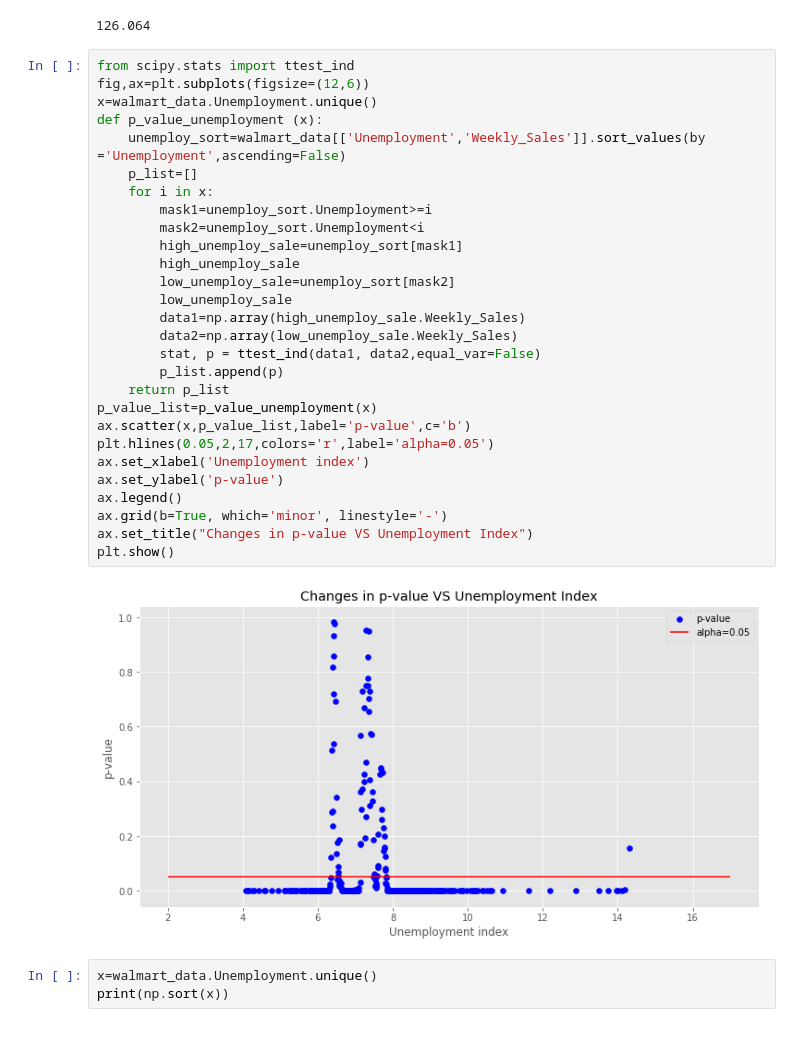
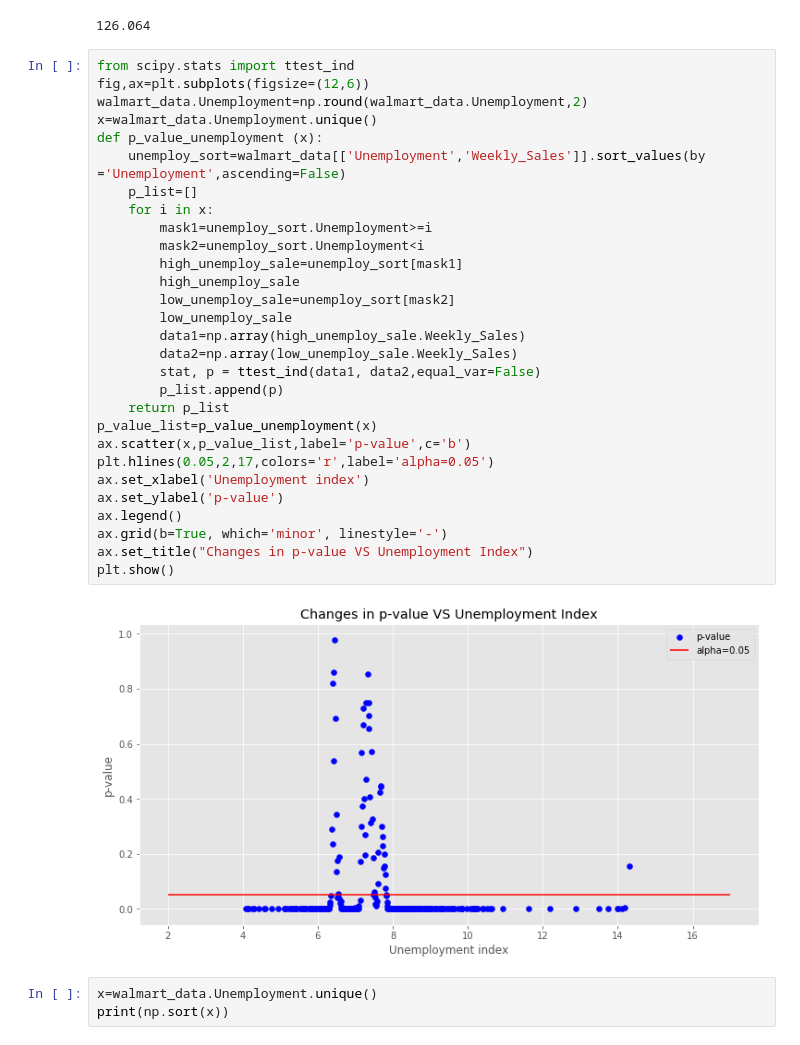
Before and after one commit to Niv-19/Capstone1_Niv, a Jupyter notebook: Walmart Sales Analysis.ipynb, the cells around one changed output. Saved outputs shown, nothing was run; the diff lists cells and outputs as text.

```diff
--- a/Walmart Sales Analysis.ipynb
+++ b/Walmart Sales Analysis.ipynb
@@ -721,33 +721,34 @@ walmart_data.CPI.min()
 # %%
 from scipy.stats import ttest_ind
 fig,ax=plt.subplots(figsize=(12,6))
+walmart_data.Unemployment=np.round(walmart_data.Unemployment,2)
 x=walmart_data.Unemployment.unique()
 def p_value_unemployment (x):
     unemploy_sort=walmart_data[['Unemployment','Weekly_Sales']].sort_values(by ='Unemployment',ascending=False)
     p_list=[]
     for i in x:
         mask1=unemploy_sort.Unemployment>=i
         mask2=unemploy_sort.Unemployment<i
         high_unemploy_sale=unemploy_sort[mask1]
         high_unemploy_sale
         low_unemploy_sale=unemploy_sort[mask2]
         low_unemploy_sale
         data1=np.array(high_unemploy_sale.Weekly_Sales)
         data2=np.array(low_unemploy_sale.Weekly_Sales)
         stat, p = ttest_ind(data1, data2,equal_var=False)
         p_list.append(p)
     return p_list
 p_value_list=p_value_unemployment(x)
 ax.scatter(x,p_value_list,label='p-value',c='b')
 plt.hlines(0.05,2,17,colors='r',label='alpha=0.05')
 ax.set_xlabel('Unemployment index')
 ax.set_ylabel('p-value')
 ax.legend()
 ax.grid(b=True, which='minor', linestyle='-')
 ax.set_title("Changes in p-value VS Unemployment Index")
 plt.show()
 # %% [output]
-[figure, old version]
+[figure, new version]
 # %%
 x=walmart_data.Unemployment.unique()
 print(np.sort(x))
```
Also changed, not shown: parts of 12 cells of this notebook.
